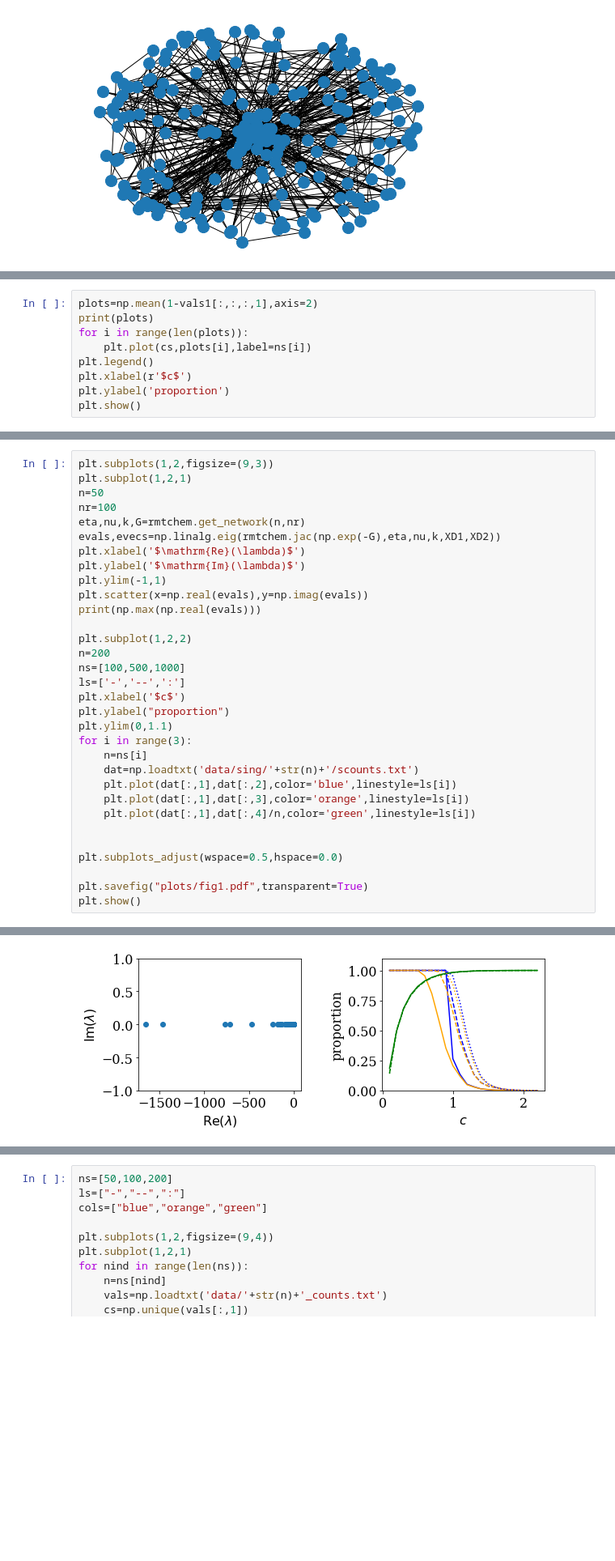
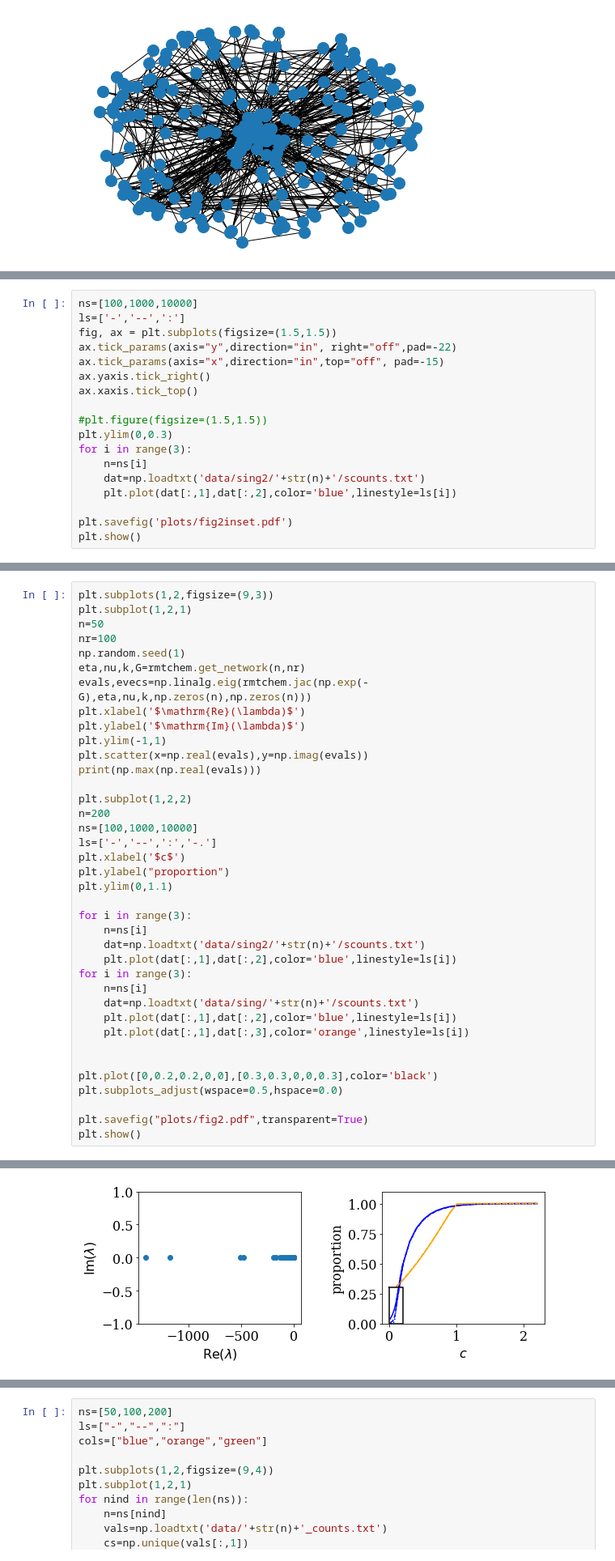
Before and after one commit to znicolaou/rmtchem, a Jupyter notebook: rmtchem.ipynb, the cells around one changed output, grey strips where cells are left out. Shown at 81% size. Saved outputs shown, nothing was run; the diff lists cells and outputs as text; blank space fills up the shorter version.

```diff
--- a/rmtchem.ipynb
+++ b/rmtchem.ipynb
@@ -271,9 +128,0 @@ print(np.array(ns)[pos], np.array(ranks)[pos])
-# %%
-plots=np.mean(1-vals1[:,:,:,1],axis=2)
-print(plots)
-for i in range(len(plots)):
-    plt.plot(cs,plots[i],label=ns[i])
-plt.legend()
-plt.xlabel(r'$c$')
-plt.ylabel('proportion')
-plt.show()
@@ -341,0 +146,18 @@ print(evecs[pos2[0],pos]*np.exp(G[pos2[0]]))
+# %%
+ns=[100,1000,10000]
+ls=['-','--',':']
+fig, ax = plt.subplots(figsize=(1.5,1.5))
+ax.tick_params(axis="y",direction="in", right="off",pad=-22)
+ax.tick_params(axis="x",direction="in",top="off", pad=-15)
+ax.yaxis.tick_right()
+ax.xaxis.tick_top()
+
+#plt.figure(figsize=(1.5,1.5))
+plt.ylim(0,0.3)
+for i in range(3):
+    n=ns[i]
+    dat=np.loadtxt('data/sing2/'+str(n)+'/scounts.txt')
+    plt.plot(dat[:,1],dat[:,2],color='blue',linestyle=ls[i])
+
+plt.savefig('plots/fig2inset.pdf')
+plt.show()
@@ -344,8 +168,9 @@ plt.subplots(1,2,figsize=(9,3))
 plt.subplot(1,2,1)
 n=50
 nr=100
+np.random.seed(1)
 eta,nu,k,G=rmtchem.get_network(n,nr)
-evals,evecs=np.linalg.eig(rmtchem.jac(np.exp(-G),eta,nu,k,XD1,XD2))
+evals,evecs=np.linalg.eig(rmtchem.jac(np.exp(-G),eta,nu,k,np.zeros(n),np.zeros(n)))
 plt.xlabel('$\mathrm{Re}(\lambda)$')
 plt.ylabel('$\mathrm{Im}(\lambda)$')
 plt.ylim(-1,1)
@@ -354,21 +179,26 @@ print(np.max(np.real(evals)))
 
 plt.subplot(1,2,2)
 n=200
-ns=[100,500,1000]
-ls=['-','--',':']
+ns=[100,1000,10000]
+ls=['-','--',':','-.']
 plt.xlabel('$c$')
 plt.ylabel("proportion")
 plt.ylim(0,1.1)
+
+for i in range(3):
+    n=ns[i]
+    dat=np.loadtxt('data/sing2/'+str(n)+'/scounts.txt')
+    plt.plot(dat[:,1],dat[:,2],color='blue',linestyle=ls[i])
 for i in range(3):
     n=ns[i]
     dat=np.loadtxt('data/sing/'+str(n)+'/scounts.txt')
     plt.plot(dat[:,1],dat[:,2],color='blue',linestyle=ls[i])
     plt.plot(dat[:,1],dat[:,3],color='orange',linestyle=ls[i])
-    plt.plot(dat[:,1],dat[:,4]/n,color='green',linestyle=ls[i])
 
 
+plt.plot([0,0.2,0.2,0,0],[0.3,0.3,0,0,0.3],color='black')
 plt.subplots_adjust(wspace=0.5,hspace=0.0)
 
-plt.savefig("plots/fig1.pdf",transparent=True)
+plt.savefig("plots/fig2.pdf",transparent=True)
 plt.show()
 # %% [output]
@@ -376 +206 @@ plt.show()
-[figure, old version]
+[figure, new version]
```
Also changed, not shown: parts of 23 cells of this notebook, 1 other file.
